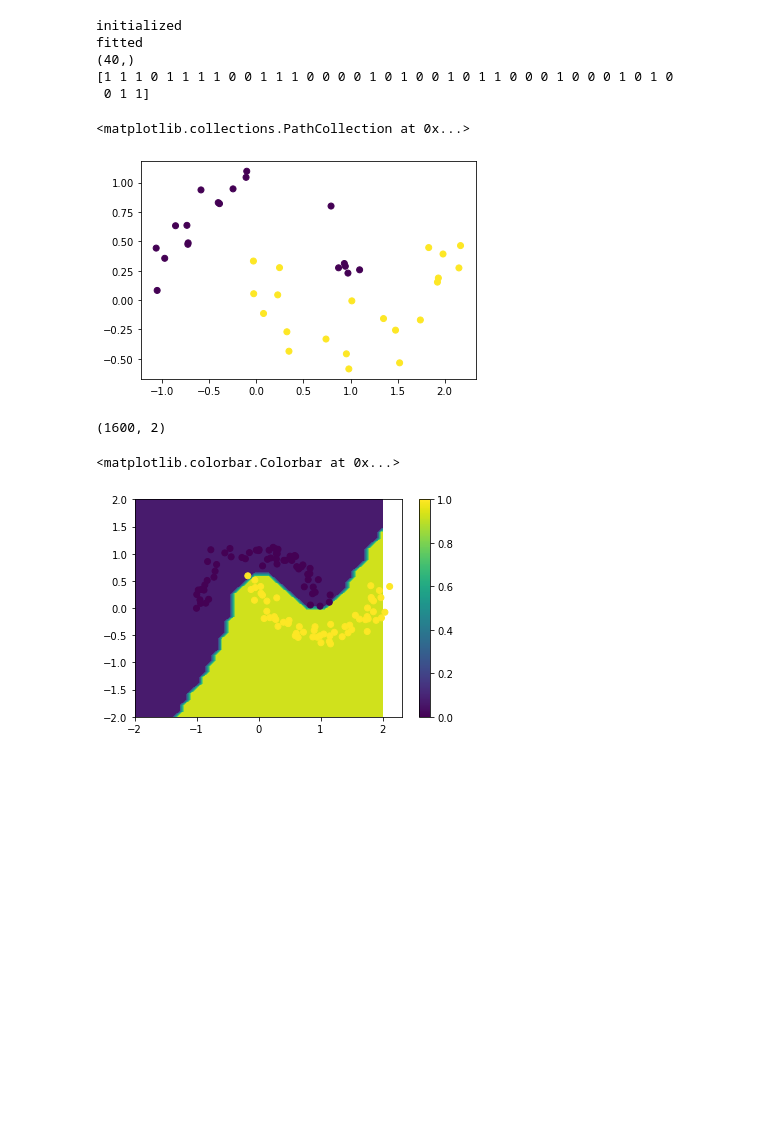
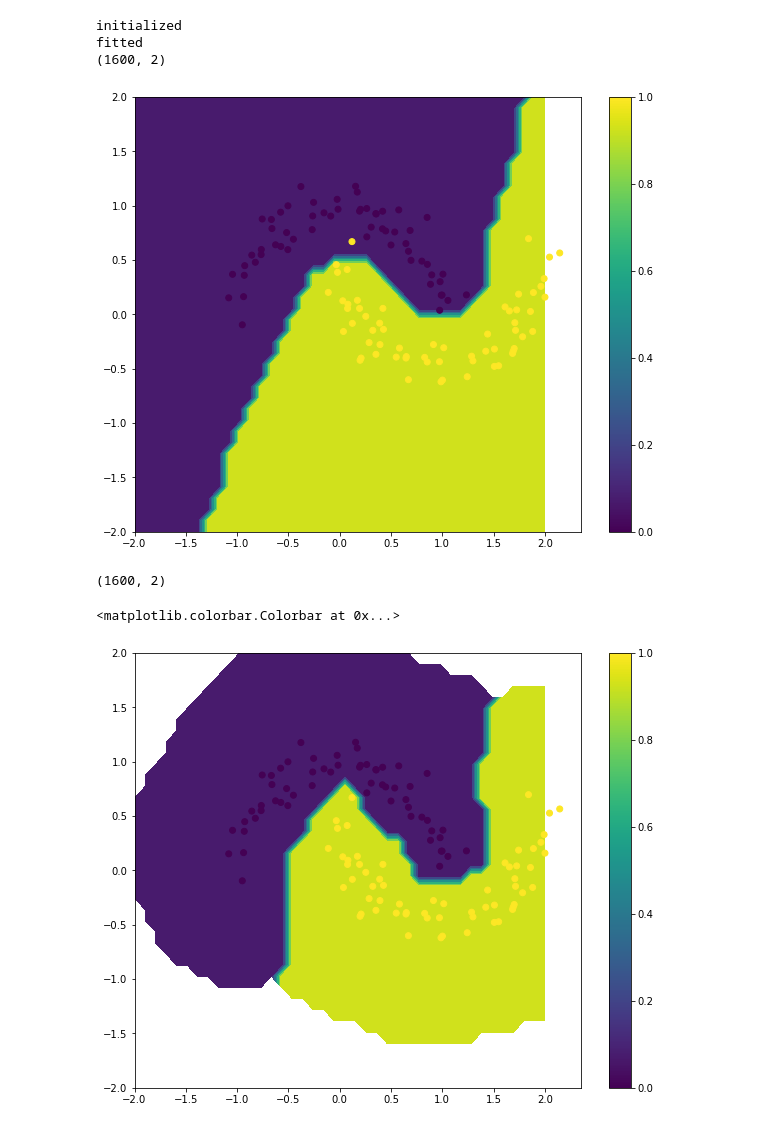
Before and after one commit to stat-ml/NUQ, a Jupyter notebook: examples/nuq_example.ipynb, the cells around one changed output. Drawn from its saved outputs; the diff is of its cells as text; code cells hidden in the pictures; blank space fills up the shorter version.

Commit message:
Kernel classification

```diff
--- a/examples/nuq_example.ipynb
+++ b/examples/nuq_example.ipynb
@@ -25,33 +28,38 @@ plt.scatter(x_val[:, 0], x_val[:, 1], c=y_val)
-# %%
-model = NuqClassifierDup()
-print('initialized')
-
-model.fit(x_train, y_train)
-print('fitted')
-
-predictions = model.predict(x_val)
-print(predictions.shape)
-print(y_val)
-plt.scatter(x_val[:, 0], x_val[:, 1], c=np.array(predictions))
-# %% [output]
-initialized
-fitted
-(40,)
-[1 1 1 0 1 1 1 1 0 0 1 1 1 0 0 0 0 1 0 1 0 0 1 0 1 1 0 0 0 1 0 0 0 1 0 1 0
- 0 1 1]
-<matplotlib.collections.PathCollection at 0x...>
-[figure, removed]
 # %%
+model = NuqClassifierDup(kernel_type='RBF')
+print('initialized')
+
+model.fit(x_train, y_train)
+print('fitted')
+
+fig_size = (10, 8
+            )
+
 x_mesh = np.array(np.meshgrid(np.linspace(-2, 2, 40), np.linspace(-2, 2, 40))).reshape(2, -1)
 x_mesh = np.moveaxis(x_mesh, 0, 1)
 print(x_mesh.shape)
-
-prediction_mesh = model.predict(x_mesh)
-# plt.scatter(x_mesh[:, 0], x_mesh[:, 1], c=prediction_mesh)
+prediction_mesh, uncertainty = model.predict(x_mesh)
+plt.figure(figsize=fig_size)
 plt.contourf(x_mesh[:, 0].reshape((40, 40)), x_mesh[:, 1].reshape(40, 40), prediction_mesh.reshape(40, 40))
 plt.scatter(x_train[:, 0], x_train[:, 1], c=y_train)
 plt.colorbar()
+plt.show()
+
+
+model.kernel.gamma = 100
+x_mesh = np.array(np.meshgrid(np.linspace(-2, 2, 40), np.linspace(-2, 2, 40))).reshape(2, -1)
+x_mesh = np.moveaxis(x_mesh, 0, 1)
+print(x_mesh.shape)
+prediction_mesh, uncertainty = model.predict(x_mesh)
+plt.figure(figsize=fig_size)
+plt.contourf(x_mesh[:, 0].reshape((40, 40)), x_mesh[:, 1].reshape(40, 40), prediction_mesh.reshape(40, 40))
+plt.scatter(x_train[:, 0], x_train[:, 1], c=y_train)
+plt.colorbar()
 # %% [output]
+initialized
+fitted
 (1600, 2)
+[figure, new version]
-<matplotlib.colorbar.Colorbar at 0x...>
+(1600, 2)
-[figure, old version]
+<matplotlib.colorbar.Colorbar at 0x...>
+[figure, added]
```
Also changed, not shown: parts of 3 cells of this notebook, 2 other files.
